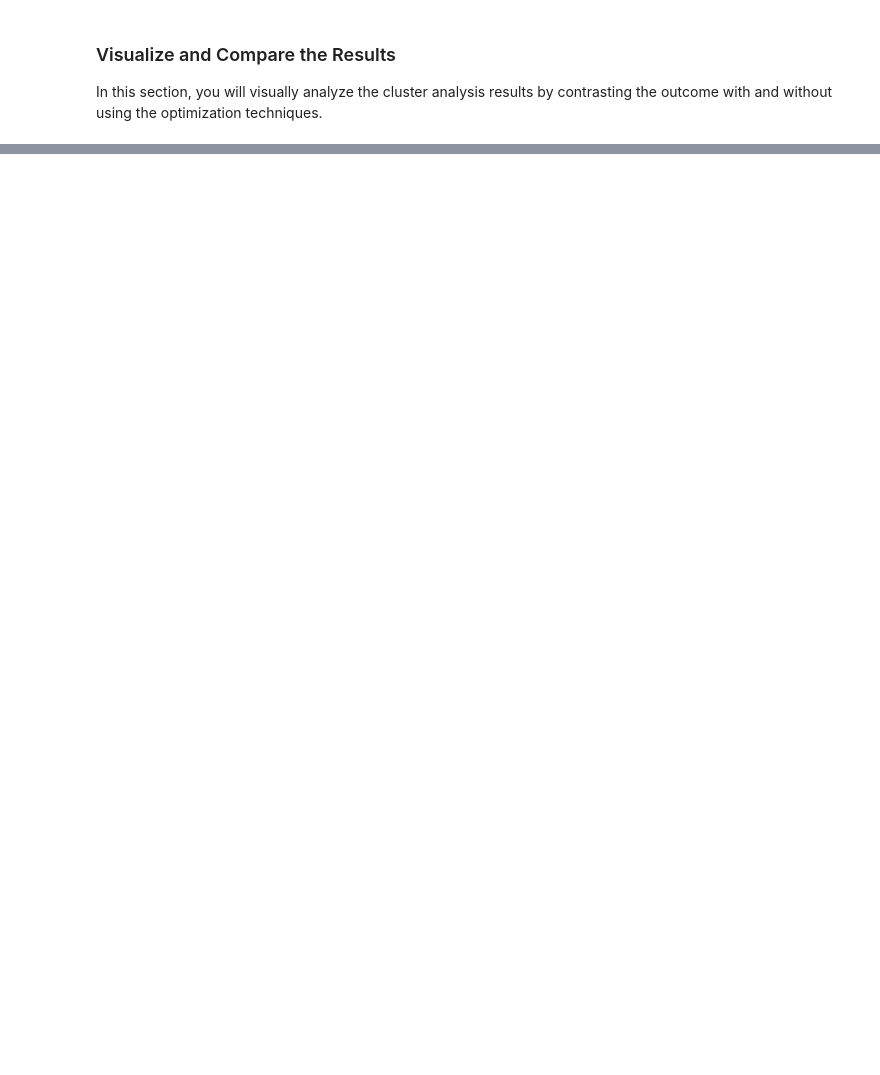
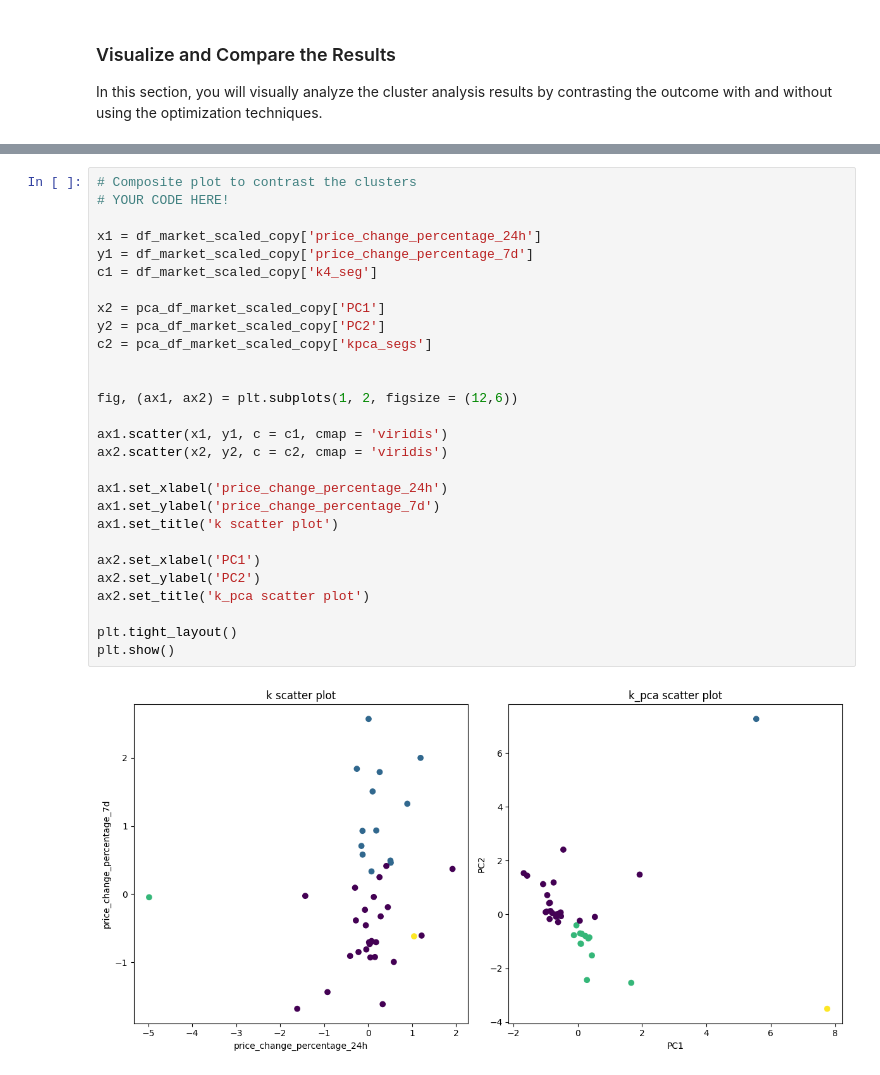
Before and after one commit to toejo/belly-button-challenge, a Jupyter notebook: Crypto_Clustering.ipynb, the cells around one changed output, grey strips where cells are left out. Drawn from its saved outputs; the diff is of its cells as text; blank space fills up the shorter version.

```diff
--- a/Crypto_Clustering.ipynb
+++ b/Crypto_Clustering.ipynb
@@ -292,3 +366,33 @@ In this section, you will visually analyze the cluster analysis results by contr
+# %%
+# Composite plot to contrast the clusters
+# YOUR CODE HERE!
+
+x1 = df_market_scaled_copy['price_change_percentage_24h']
+y1 = df_market_scaled_copy['price_change_percentage_7d']
+c1 = df_market_scaled_copy['k4_seg']
+
+x2 = pca_df_market_scaled_copy['PC1']
+y2 = pca_df_market_scaled_copy['PC2']
+c2 = pca_df_market_scaled_copy['kpca_segs']
+
+
+fig, (ax1, ax2) = plt.subplots(1, 2, figsize = (12,6))
+
+ax1.scatter(x1, y1, c = c1, cmap = 'viridis')
+ax2.scatter(x2, y2, c = c2, cmap = 'viridis')
+
+ax1.set_xlabel('price_change_percentage_24h')
+ax1.set_ylabel('price_change_percentage_7d')
+ax1.set_title('k scatter plot')
+
+ax2.set_xlabel('PC1')
+ax2.set_ylabel('PC2')
+ax2.set_title('k_pca scatter plot')
+
+plt.tight_layout()
+plt.show()
+# %% [output]
+[figure, added]
 # %% [markdown]
 #### Answer the following question:
 
```
Also changed, not shown: parts of 22 cells of this notebook.
